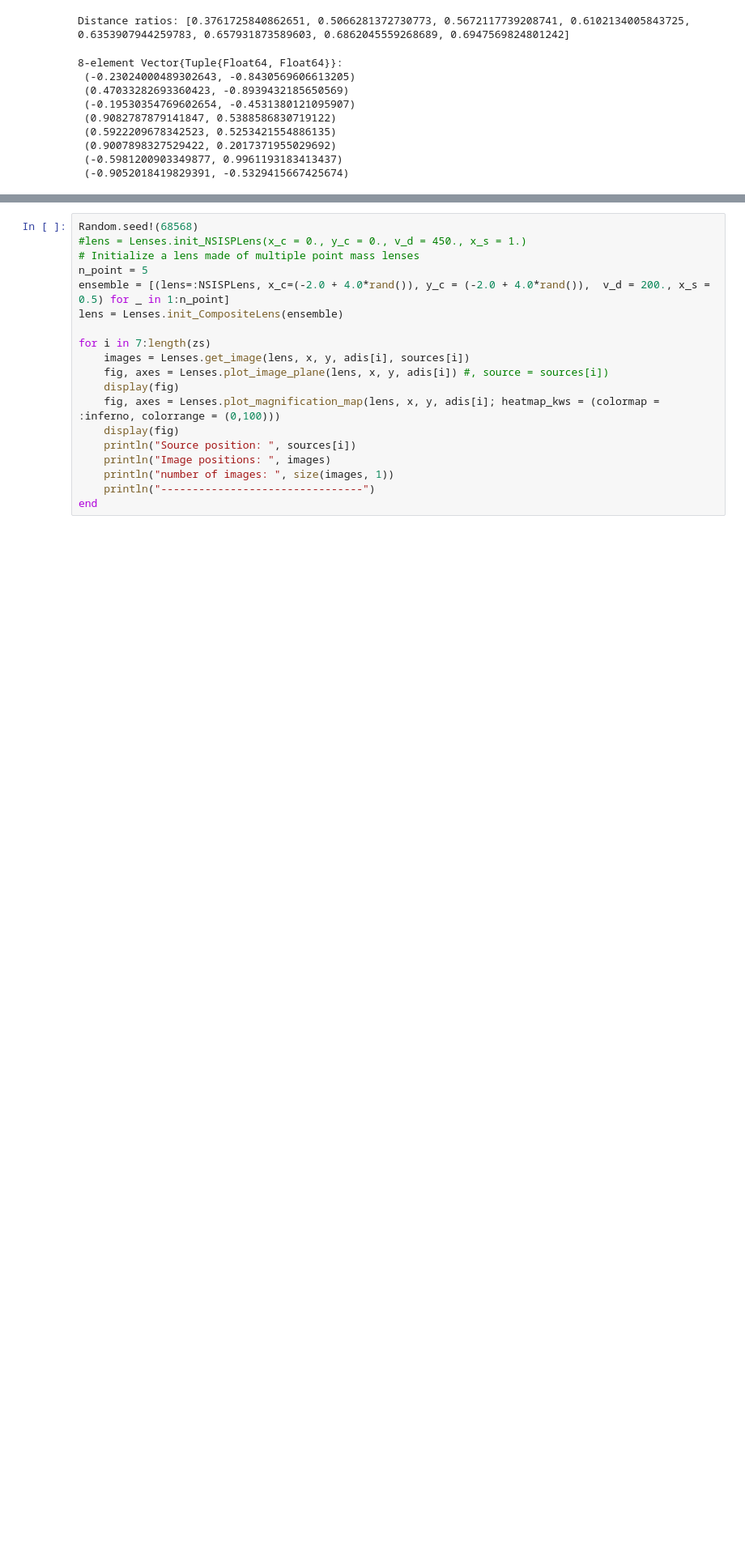
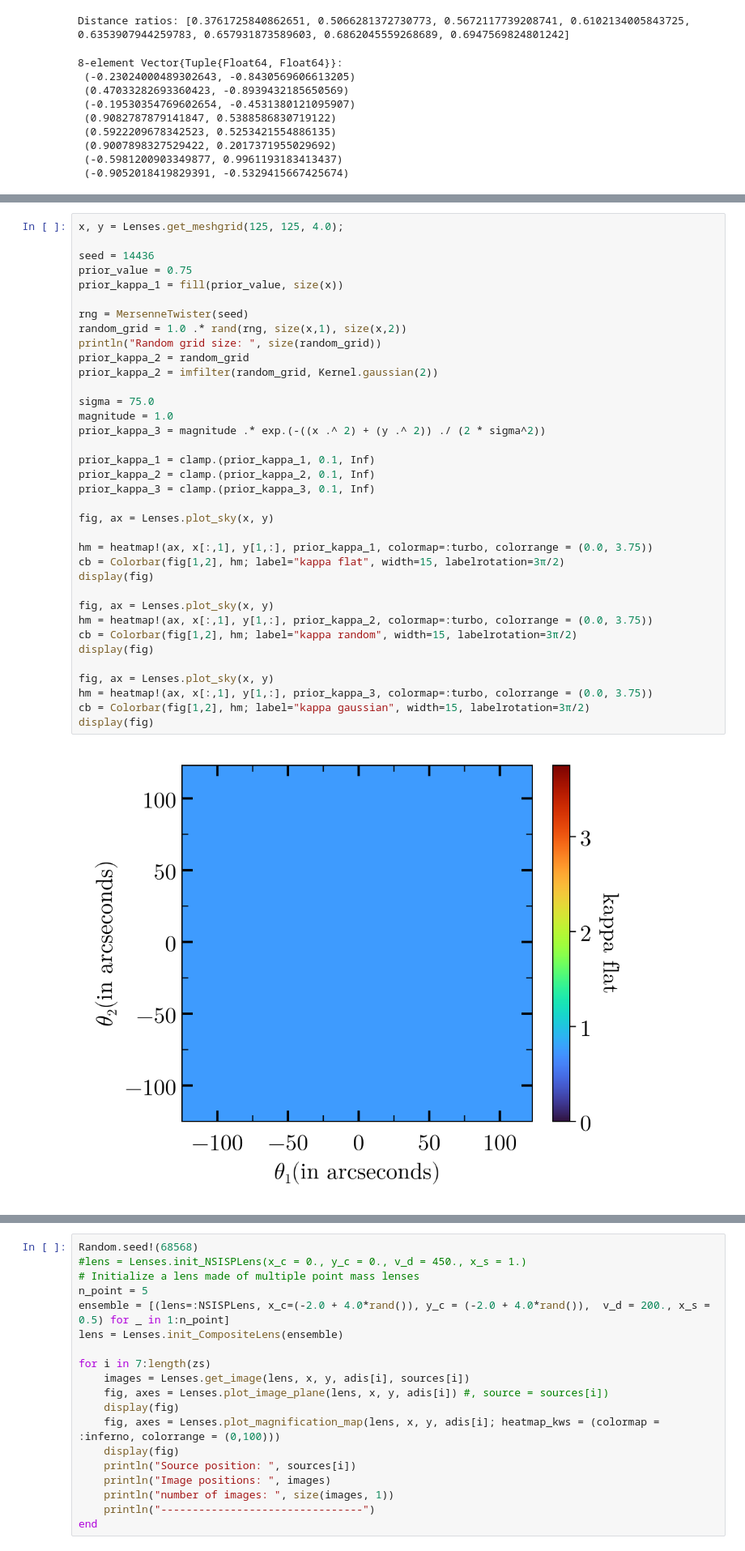
Before and after one commit to ArnavK04/FreeForm-modelling-LensFactory, a Jupyter notebook: free_formlens_tests.ipynb, the cells around one changed output, grey strips where cells are left out. Shown at 81% size. Saved outputs shown, nothing was run; the diff lists cells and outputs as text; blank space fills up the shorter version.

Commit message:
added some optinos in construct_prior and minor changes

```diff
--- a/free_formlens_tests.ipynb
+++ b/free_formlens_tests.ipynb
@@ -57,0 +59,38 @@ println(y[end,1])
+# %%
+x, y = Lenses.get_meshgrid(125, 125, 4.0);
+
+seed = 14436
+prior_value = 0.75
+prior_kappa_1 = fill(prior_value, size(x))
+
+rng = MersenneTwister(seed)
+random_grid = 1.0 .* rand(rng, size(x,1), size(x,2))
+println("Random grid size: ", size(random_grid))
+prior_kappa_2 = random_grid
+prior_kappa_2 = imfilter(random_grid, Kernel.gaussian(2))
+
+sigma = 75.0
+magnitude = 1.0
+prior_kappa_3 = magnitude .* exp.(-((x .^ 2) + (y .^ 2)) ./ (2 * sigma^2))
+
+prior_kappa_1 = clamp.(prior_kappa_1, 0.1, Inf)
+prior_kappa_2 = clamp.(prior_kappa_2, 0.1, Inf)
+prior_kappa_3 = clamp.(prior_kappa_3, 0.1, Inf)
+
+fig, ax = Lenses.plot_sky(x, y)
+
+hm = heatmap!(ax, x[:,1], y[1,:], prior_kappa_1, colormap=:turbo, colorrange = (0.0, 3.75))
+cb = Colorbar(fig[1,2], hm; label="kappa flat", width=15, labelrotation=3π/2)
+display(fig)
+
+fig, ax = Lenses.plot_sky(x, y)
+hm = heatmap!(ax, x[:,1], y[1,:], prior_kappa_2, colormap=:turbo, colorrange = (0.0, 3.75))
+cb = Colorbar(fig[1,2], hm; label="kappa random", width=15, labelrotation=3π/2)
+display(fig)
+
+fig, ax = Lenses.plot_sky(x, y)
+hm = heatmap!(ax, x[:,1], y[1,:], prior_kappa_3, colormap=:turbo, colorrange = (0.0, 3.75))
+cb = Colorbar(fig[1,2], hm; label="kappa gaussian", width=15, labelrotation=3π/2)
+display(fig)
+# %% [output]
+[figure, added]
```
Also changed, not shown: parts of 3 cells of this notebook, 3 other files.
